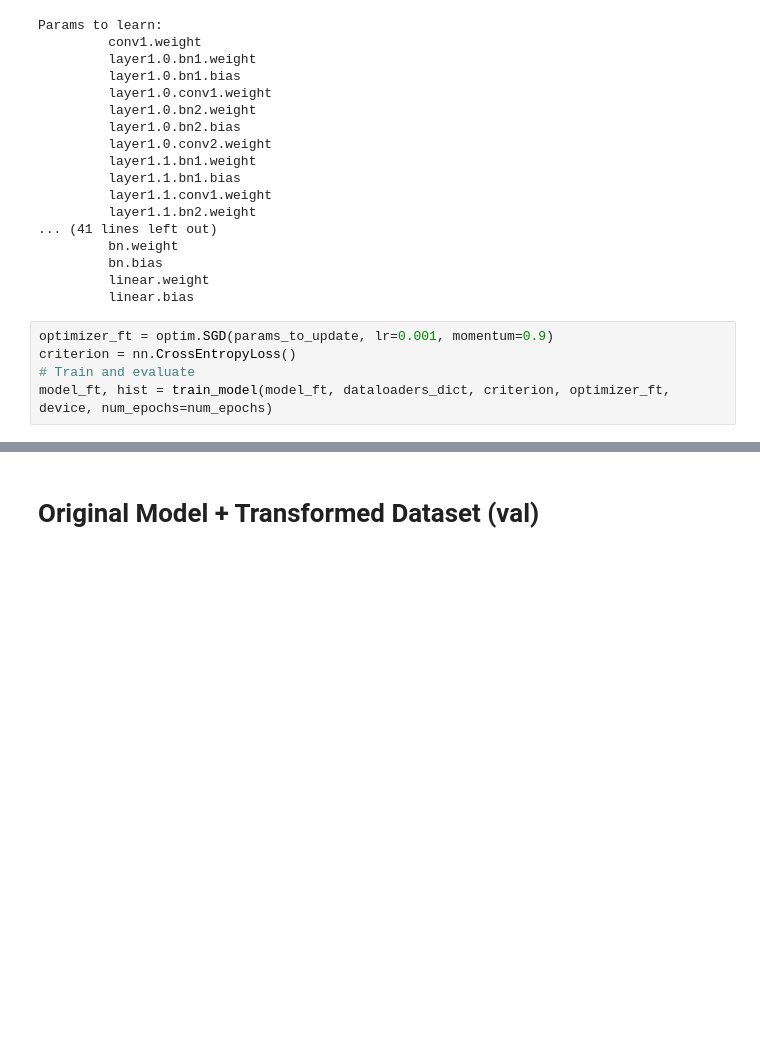
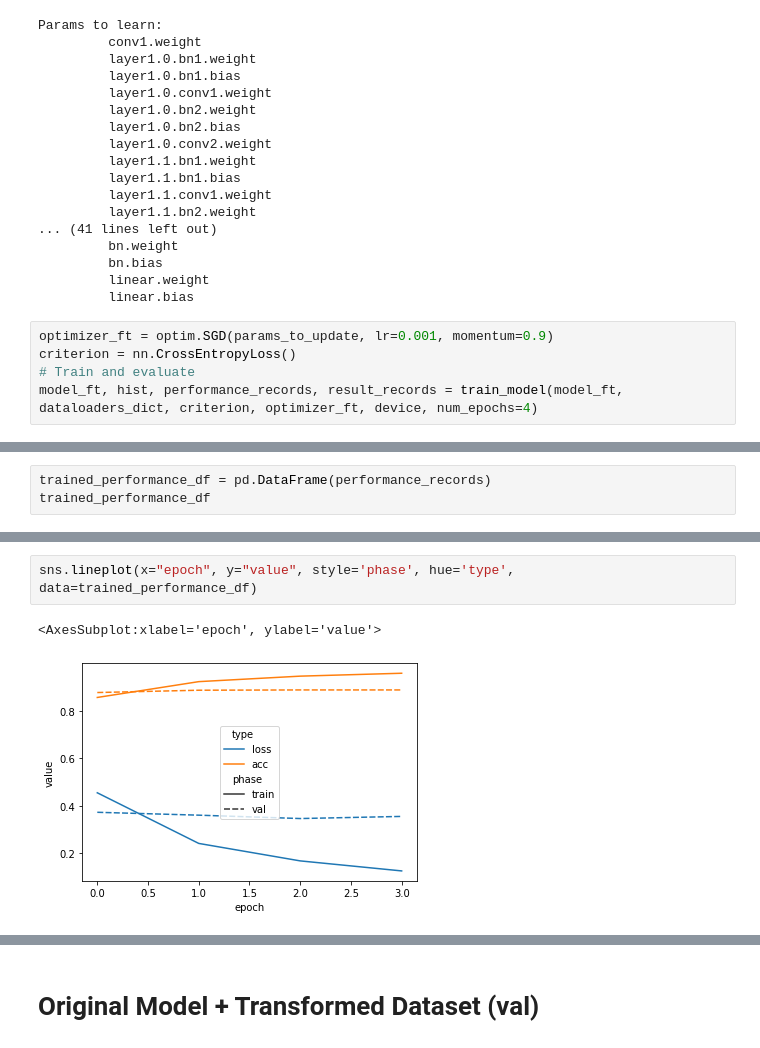
Before and after one commit to carolineeeeeee/automating_requirements, a Jupyter notebook: verifying2/finetune.ipynb, the cells around one changed output, grey strips where cells are left out. Saved outputs shown, nothing was run; the diff lists cells and outputs as text; blank space fills up the shorter version.

```diff
--- a/verifying2/finetune.ipynb
+++ b/verifying2/finetune.ipynb
@@ -195,5 +247,5 @@ Params to learn:
 optimizer_ft = optim.SGD(params_to_update, lr=0.001, momentum=0.9)
 criterion = nn.CrossEntropyLoss()
 # Train and evaluate
-model_ft, hist = train_model(model_ft, dataloaders_dict, criterion, optimizer_ft, device, num_epochs=num_epochs)
+model_ft, hist, performance_records, result_records = train_model(model_ft, dataloaders_dict, criterion, optimizer_ft, device, num_epochs=4)
 # %% [output]
@@ -200,0 +256,3 @@ TypeError: eval_model() missing 1 required positional argument: 'device'
+# %%
+trained_performance_df = pd.DataFrame(performance_records)
+trained_performance_df
@@ -200,0 +277,5 @@ TypeError: eval_model() missing 1 required positional argument: 'device'
+# %%
+sns.lineplot(x="epoch", y="value", style='phase', hue='type', data=trained_performance_df)
+# %% [output]
+<AxesSubplot:xlabel='epoch', ylabel='value'>
+[figure, added]
```
Also changed, not shown: parts of 29 cells of this notebook, 2 other files.
